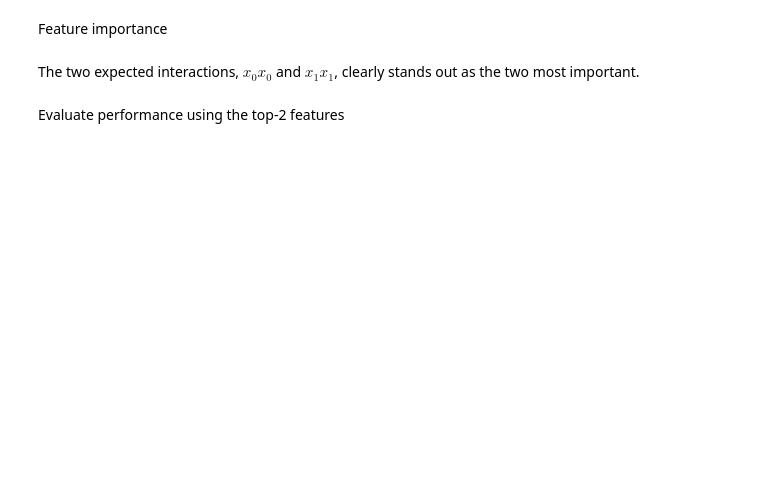
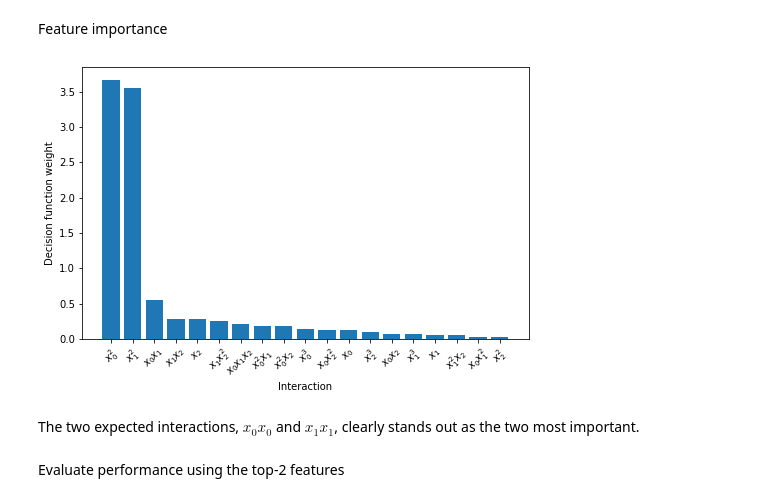
Before and after one commit to rikardvinge/explainpolysvm, a Jupyter notebook: examples/3d_tubes/feature_importance_3d.ipynb, the cells around one changed output. Cells and saved outputs as stored; diff of their text form; code cells hidden in the pictures; blank space fills up the shorter version.

```diff
--- a/examples/3d_tubes/feature_importance_3d.ipynb
+++ b/examples/3d_tubes/feature_importance_3d.ipynb
@@ -87,13 +98,16 @@ Feature importance
 # %%
 feat_importance, feat_names, sort_order = es.feature_importance(format_names=True)
 
 fig, ax = plt.subplots(1,1, figsize=(8,5))
 ax.bar(x=np.arange(feat_importance.size), height=feat_importance, tick_label=['${}$'.format(name) for name in feat_names])
 plt.xticks(rotation=45)
 plt.xlabel('Interaction')
 plt.ylabel('Decision function weight')
-plt.savefig('./feature_importance_3d.png', dpi=300, bbox_inches='tight', facecolor='white')
+if save_figs:
+    plt.savefig('./feature_importance_3d.png', dpi=300, bbox_inches='tight', facecolor='white')
 plt.draw()
+# %% [output]
+[figure, added]
 # %% [markdown]
 The two expected interactions, $x_0x_0$ and $x_1x_1$, clearly stands out as the two most important.
 # %% [markdown]
```
Also changed, not shown: parts of 10 cells of this notebook, 13 other files.
